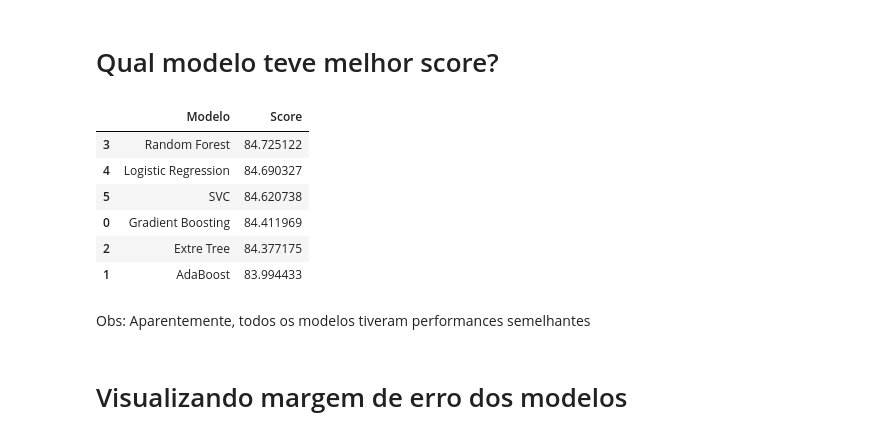
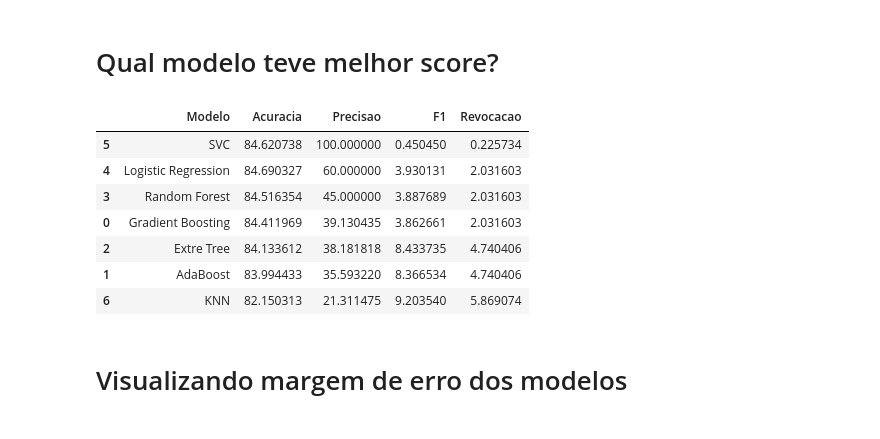
Before and after one commit to JairoLopes/Analises_R_Python, a Jupyter notebook: Projeto_EmprestimosLendingClub/ML_emprestimos.ipynb, the cells around one changed output. Cells and saved outputs as stored; diff of their text form; code cells hidden in the pictures.

```diff
--- a/Projeto_EmprestimosLendingClub/ML_emprestimos.ipynb
+++ b/Projeto_EmprestimosLendingClub/ML_emprestimos.ipynb
@@ -198,6 +199,7 @@ gradboost = GradientBoostingClassifier()
 adaboost = AdaBoostClassifier()
 logreg = LogisticRegression()
 svc = SVC()
+knn = KNeighborsClassifier()
 # %% [markdown]
 ## Treino
 # %%
@@ -207,4 +209,5 @@ gradboost.fit(Xtrain, ytrain)
 adaboost.fit(Xtrain, ytrain)
 logreg.fit(Xtrain, ytrain)
 svc.fit(Xtrain, ytrain)
+knn.fit(Xtrain, ytrain)
 # %% [output]
@@ -218,30 +221,39 @@ adapredi = adaboost.predict(Xtest)
 extreepredi = extree.predict(Xtest)
 logpredi = logreg.predict(Xtest)
 svcpredi = svc.predict(Xtest)
-
-rfscore = rforest.score(Xtest, ytest)*100
-gradscore = gradboost.score(Xtest, ytest)*100
-extreescore = extree.score(Xtest, ytest)*100
-adascore = adaboost.score(Xtest, ytest)*100
-logscore = logreg.score(Xtest, ytest)*100
-svcscore = svc.score(Xtest, ytest)*100
+knnpredi = knn.predict(Xtest)
 # %% [markdown]
 # Qual modelo teve melhor score?
-# %%
-modelos = ["Gradient Boosting","AdaBoost","Extre Tree","Random Forest","Logistic Regression","SVC"]
-scores = [gradscore,adascore,extreescore,rfscore,logscore,svcscore]
-scores = pd.DataFrame({"Modelo":modelos, "Score":scores}).sort_values(by="Score", ascending=False)
-scores
-# %% [output]
-|  | Modelo | Score |
-| 3 | Random Forest | 84.725122 |
-| 4 | Logistic Regression | 84.690327 |
-| 5 | SVC | 84.620738 |
-| 0 | Gradient Boosting | 84.411969 |
-| 2 | Extre Tree | 84.377175 |
-| 1 | AdaBoost | 83.994433 |
-# %% [markdown]
-Obs: Aparentemente, todos os modelos tiveram performances semelhantes
+# %%
+preds = np.array([gradpredi, adapredi, extreepredi, rfpredi, logpredi, svcpredi, knnpredi])
+modelos = ["Gradient Boosting","AdaBoost","Extre Tree","Random Forest","Logistic Regression","SVC","KNN"]
+acuracia = []
+precisao = []
+f1 = []
+revocacao = []
+for i in preds:
+    acuracia.append(accuracy_score(ytest, i)*100)
+    precisao.append(precision_score(ytest, i)*100)
+    f1.append(f1_score(ytest, i)*100)
+    revocacao.append(recall_score(ytest, i)*100)
+
+metricasGerais = pd.DataFrame({
+    "Modelo":modelos,
+    "Acuracia":acuracia,
+    "Precisao":precisao,
+    "F1":f1,
+    "Revocacao":revocacao
+}).sort_values(by="Precisao",ascending=False)
+metricasGerais
+# %% [output]
+|  | Modelo | Acuracia | Precisao | F1 | Revocacao |
+| 5 | SVC | 84.620738 | 100.000000 | 0.450450 | 0.225734 |
+| 4 | Logistic Regression | 84.690327 | 60.000000 | 3.930131 | 2.031603 |
+| 3 | Random Forest | 84.516354 | 45.000000 | 3.887689 | 2.031603 |
+| 0 | Gradient Boosting | 84.411969 | 39.130435 | 3.862661 | 2.031603 |
+| 2 | Extre Tree | 84.133612 | 38.181818 | 8.433735 | 4.740406 |
+| 1 | AdaBoost | 83.994433 | 35.593220 | 8.366534 | 4.740406 |
+| 6 | KNN | 82.150313 | 21.311475 | 9.203540 | 5.869074 |
 # %% [markdown]
 # Visualizando margem de erro dos modelos
 # %%
```
Also changed, not shown: parts of 19 cells of this notebook.
